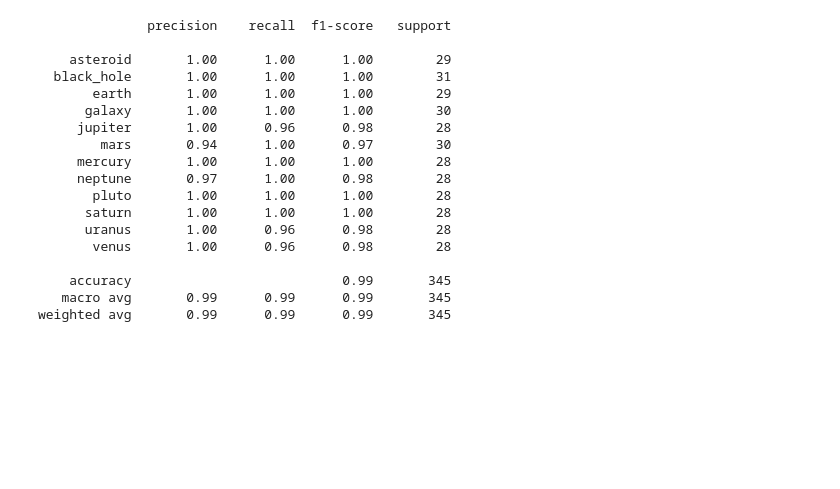
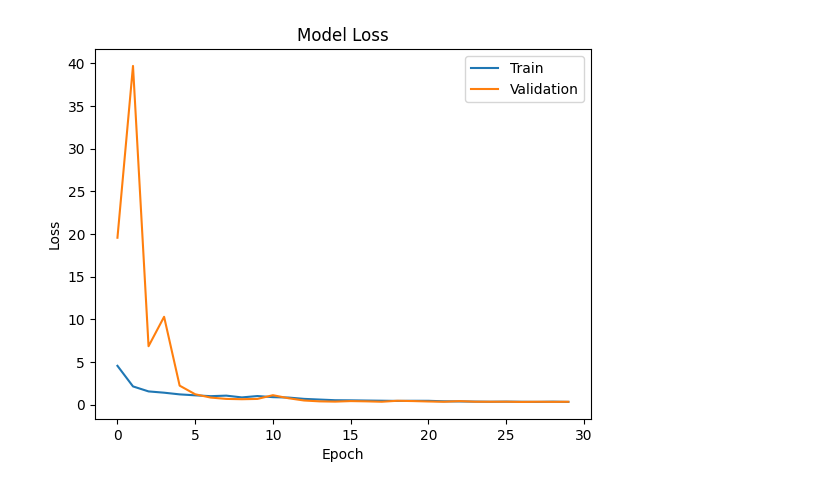
Before and after one commit to shinderiya1912-create/AI_Stellar_Model, a Jupyter notebook: sdss_data/cnn_astro.ipynb, the cells around one changed output. Drawn from its saved outputs; the diff is of its cells as text; code cells hidden in the pictures; blank space fills up the shorter version.

```diff
--- a/sdss_data/cnn_astro.ipynb
+++ b/sdss_data/cnn_astro.ipynb
@@ -159,8 +251,22 @@ callbacks = [
 # %%
+#Train Model
 history = model.fit(
-    train_ds,
-    validation_data=val_ds,
-    epochs=25,
-    callbacks=callbacks
+
+    train_generator,
+
+    validation_data=val_generator,
+
+    epochs=EPOCHS,
+
+    callbacks=[
+
+        early_stop,
+
+        reduce_lr,
+
+        checkpoint
+
+    ]
+
 )
 # %% [output]
@@ -280,28 +337,17 @@ plt.show()
 # %%
-#Classification Report
-print(
-    classification_report(
-        y_true,
-        y_pred,
-        target_names=class_names
-    )
-)
+#Plot Loss Graph
+plt.plot(history.history["loss"])
+
+plt.plot(history.history["val_loss"])
+
+plt.title("Model Loss")
+
+plt.ylabel("Loss")
+
+plt.xlabel("Epoch")
+
+plt.legend(["Train", "Validation"])
+
+plt.show()
 # %% [output]
-              precision    recall  f1-score   support
-
-    asteroid       1.00      1.00      1.00        29
-  black_hole       1.00      1.00      1.00        31
-       earth       1.00      1.00      1.00        29
-      galaxy       1.00      1.00      1.00        30
-     jupiter       1.00      0.96      0.98        28
-        mars       0.94      1.00      0.97        30
-     mercury       1.00      1.00      1.00        28
-     neptune       0.97      1.00      0.98        28
-       pluto       1.00      1.00      1.00        28
-      saturn       1.00      1.00      1.00        28
-      uranus       1.00      0.96      0.98        28
-       venus       1.00      0.96      0.98        28
-
-    accuracy                           0.99       345
-   macro avg       0.99      0.99      0.99       345
-weighted avg       0.99      0.99      0.99       345
+[figure, added]
```
Also changed, not shown: parts of 15 cells of this notebook, 8 other files.
